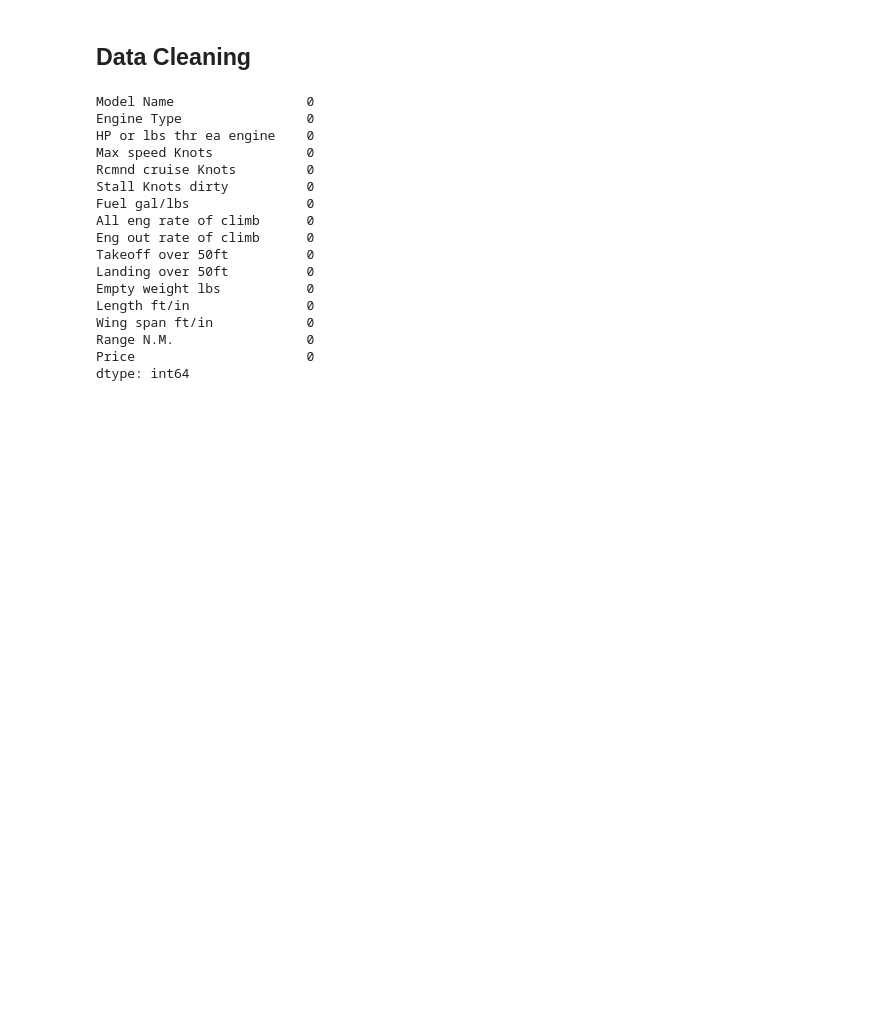
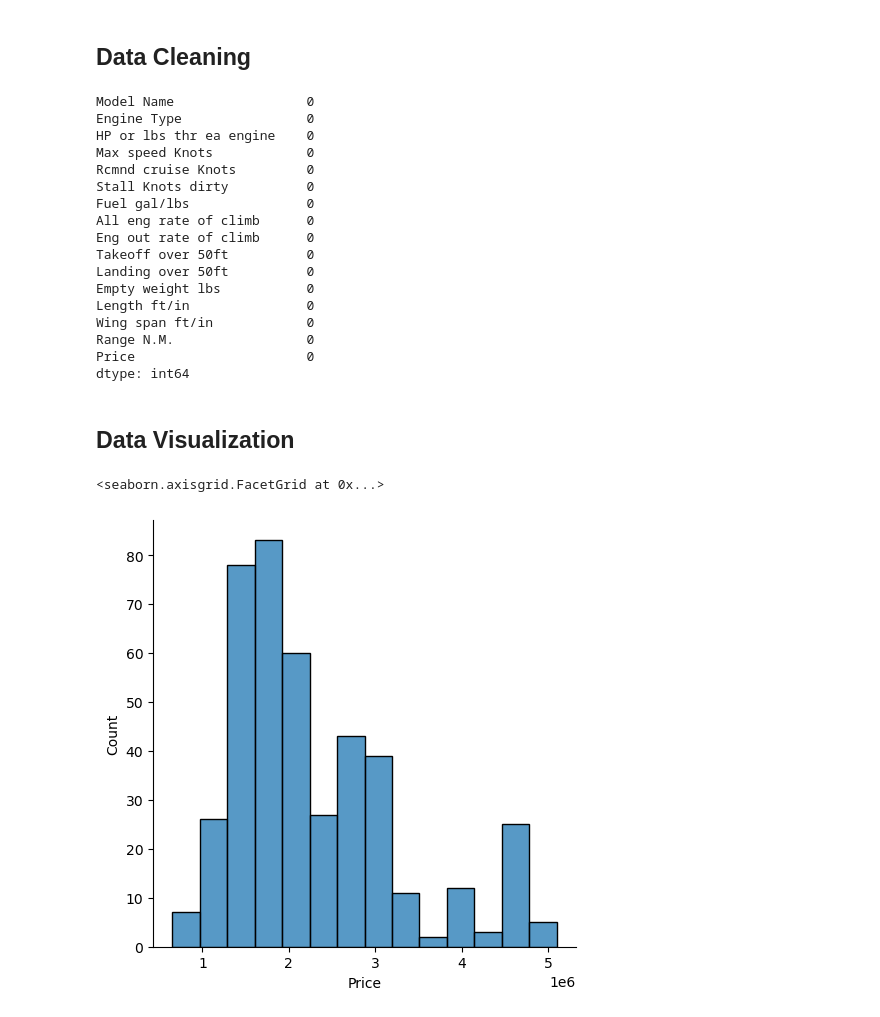
Before and after one commit to Gabrielmarqs12/Airplane-Price-Prediction, a Jupyter notebook: Airplane_price_prediction.ipynb, the cells around one changed output. Drawn from its saved outputs; the diff is of its cells as text; code cells hidden in the pictures; blank space fills up the shorter version.

Commit message:
Data Visualization uptade

```diff
--- a/Airplane_price_prediction.ipynb
+++ b/Airplane_price_prediction.ipynb
@@ -95,3 +102,11 @@ Wing span ft/in            0
 Range N.M.                 0
 Price                      0
 dtype: int64
+# %% [markdown]
+## Data Visualization
+# %%
+# Price distribuition per quantity
+sns.displot(df["Price"])
+# %% [output]
+<seaborn.axisgrid.FacetGrid at 0x...>
+[figure, added]
```
Also changed, not shown: parts of 8 cells of this notebook.
